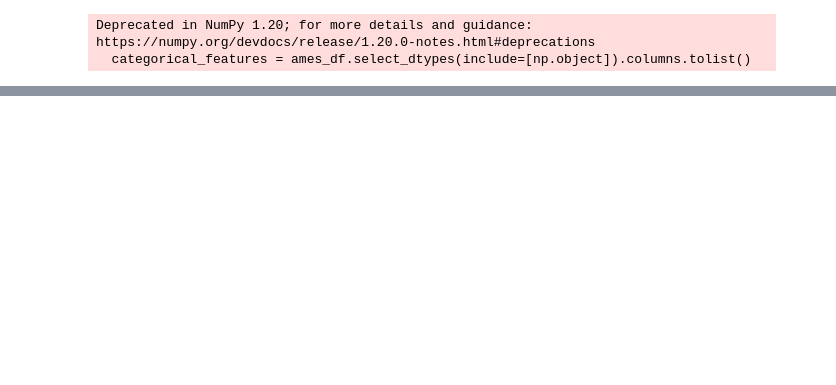
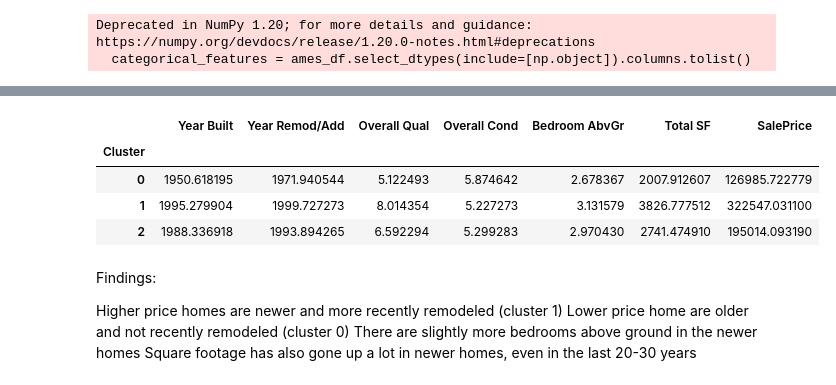
Before and after one commit to jessnguyen9/Ames-Housing-Machine-Learning-Project, a Jupyter notebook: Ames_Clustering.ipynb, the cells around one changed output, grey strips where cells are left out. Saved outputs shown, nothing was run; the diff lists cells and outputs as text; code cells hidden in the pictures; blank space fills up the shorter version.

```diff
--- a/Ames_Clustering.ipynb
+++ b/Ames_Clustering.ipynb
@@ -107,0 +116,3 @@ plt.show()
+# %%
+cluster_summary = ames_df.groupby('Cluster').mean()
+print(cluster_summary)
@@ -107,0 +137,15 @@ plt.show()
+# %%
+cluster_summary[['Year Built', 'Year Remod/Add', 'Overall Qual', 'Overall Cond', 'Bedroom AbvGr','Total SF','SalePrice']]
+# %% [output]
+|  | Year Built | Year Remod/Add | Overall Qual | Overall Cond | Bedroom AbvGr | Total SF | SalePrice |
+| Cluster |  |  |  |  |  |  |  |
+| 0 | 1950.618195 | 1971.940544 | 5.122493 | 5.874642 | 2.678367 | 2007.912607 | 126985.722779 |
+| 1 | 1995.279904 | 1999.727273 | 8.014354 | 5.227273 | 3.131579 | 3826.777512 | 322547.031100 |
+| 2 | 1988.336918 | 1993.894265 | 6.592294 | 5.299283 | 2.970430 | 2741.474910 | 195014.093190 |
+# %% [markdown]
+Findings:
+
+Higher price homes are newer and more recently remodeled (cluster 1)
+Lower price home are older and not recently remodeled (cluster 0)
+There are slightly more bedrooms above ground in the newer homes
+Square footage has also gone up a lot in newer homes, even in the last 20-30 years
```
Also changed, not shown: parts of 9 cells of this notebook.
